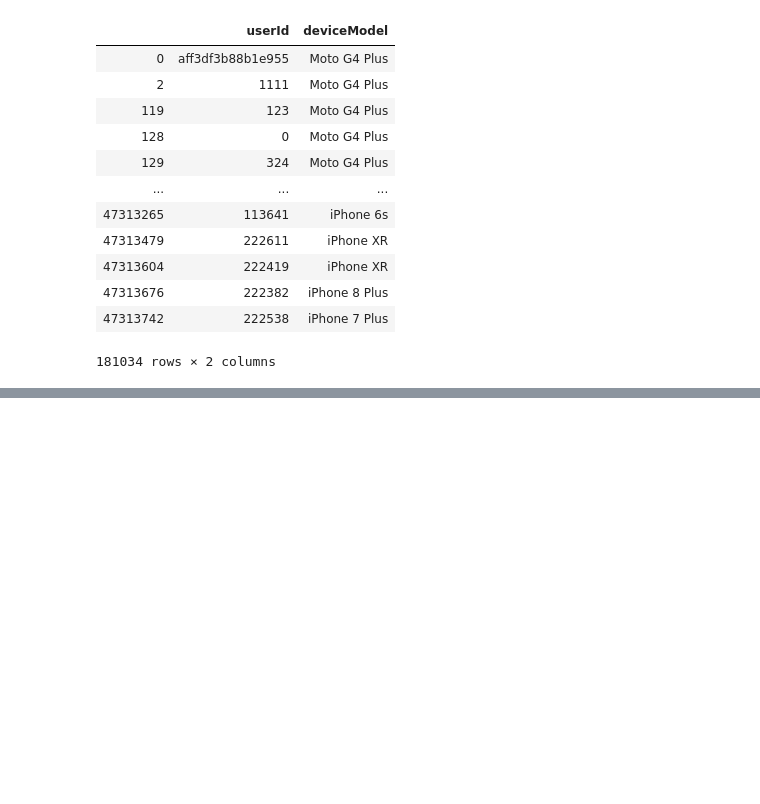
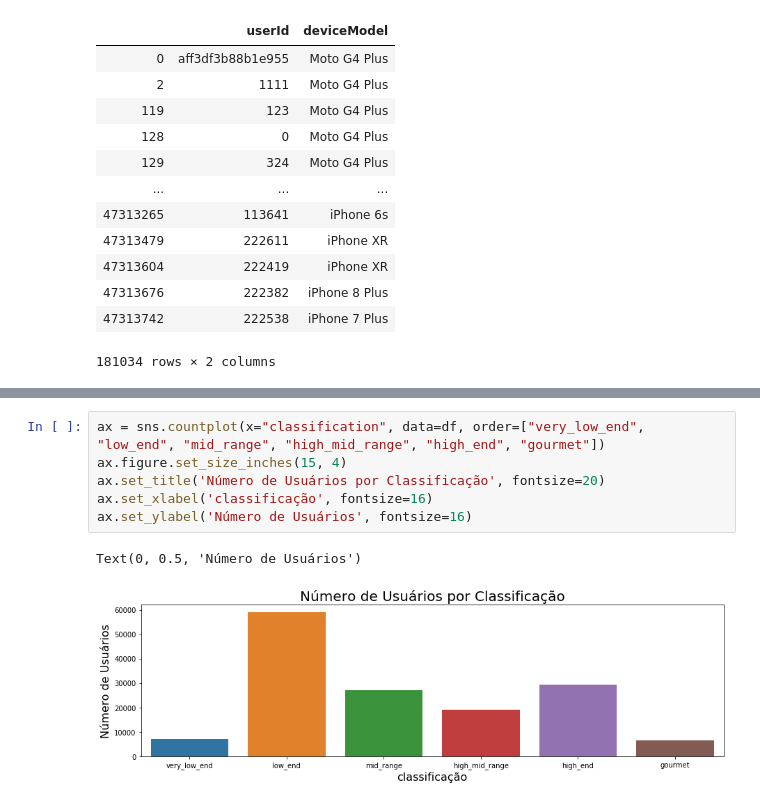
Before and after one commit to emmanuelperotto/phones-crawler, a Jupyter notebook: classification.ipynb, the cells around one changed output, grey strips where cells are left out. Saved outputs shown, nothing was run; the diff lists cells and outputs as text; blank space fills up the shorter version.

```diff
--- a/classification.ipynb
+++ b/classification.ipynb
@@ -97,0 +112,9 @@ classifications_data_frame.to_csv("./files/classification.csv")
+# %%
+ax = sns.countplot(x="classification", data=df, order=["very_low_end", "low_end", "mid_range", "high_mid_range", "high_end", "gourmet"])
+ax.figure.set_size_inches(15, 4)
+ax.set_title('Número de Usuários por Classificação', fontsize=20)
+ax.set_xlabel('classificação', fontsize=16)
+ax.set_ylabel('Número de Usuários', fontsize=16)
+# %% [output]
+Text(0, 0.5, 'Número de Usuários')
+[figure, added]
```
Also changed, not shown: parts of 7 cells of this notebook, 2 other files.
